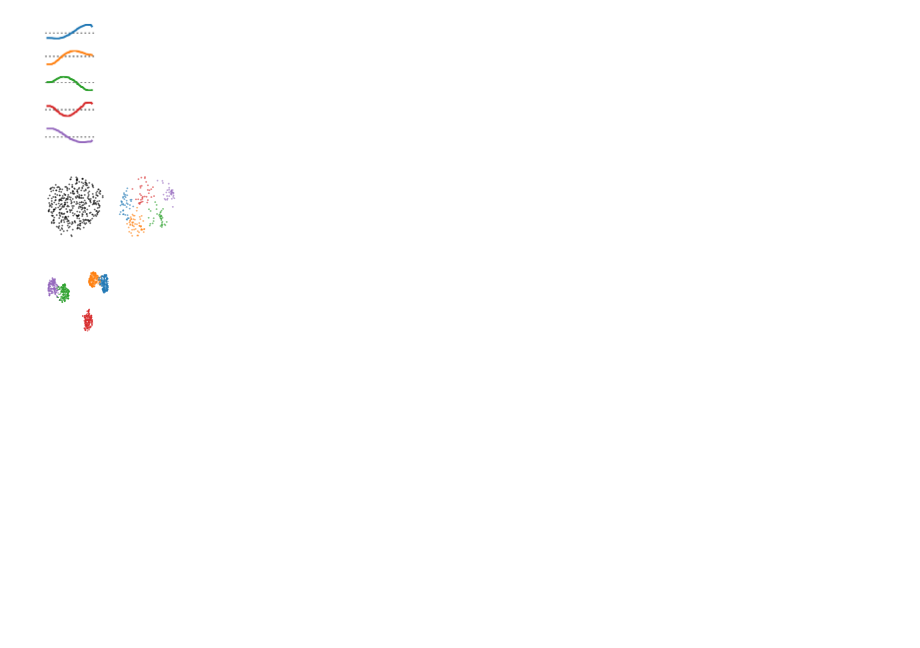
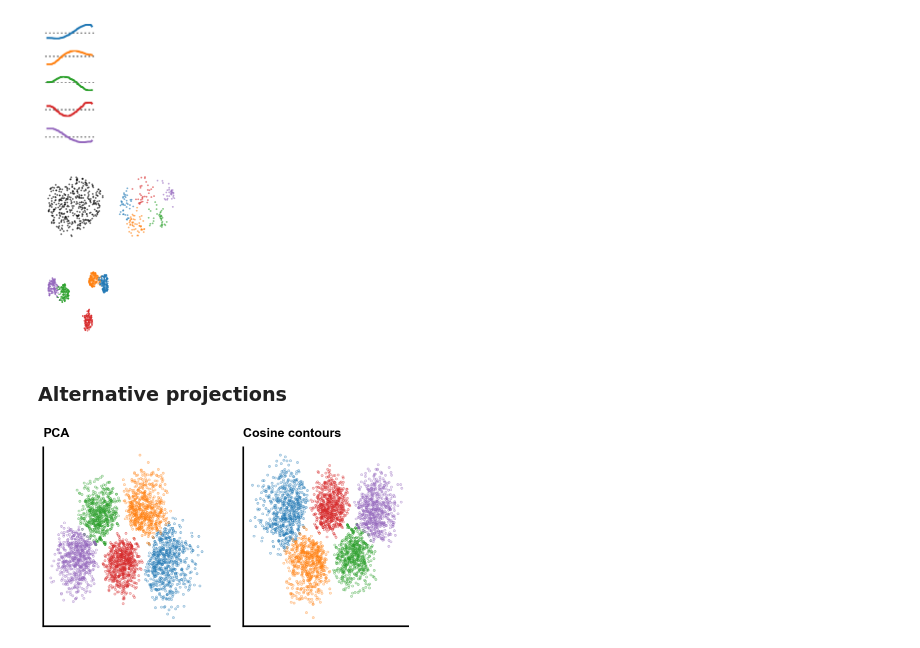
Before and after one commit to bacor/shapes-of-music, a Jupyter notebook: clean_notebooks/Dip dist test synthetic data.ipynb, the cells around one changed output. Cells and saved outputs as stored; diff of their text form; code cells hidden in the pictures; blank space fills up the shorter version.

```diff
--- a/clean_notebooks/Dip dist test synthetic data.ipynb
+++ b/clean_notebooks/Dip dist test synthetic data.ipynb
@@ -20,8 +20,11 @@ from src.dataset import Dataset
 from src.condition import Condition
 from src.representations import contour_array
 from src.preprocess.synthesize import MarkovSynthesizer, subsample_clustered_contours
-from helpers import cm2inch, title, format_pval, get_pval_cmap
+from helpers import cm2inch, title
 from matplotlib.colors import LogNorm
+matplotlib.style.use('styles.mplstyle')
+
+from src.visualize import get_pval_cmap, format_pval
 
 import warnings
 warnings.filterwarnings("ignore", category=Warning)
@@ -162,3 +165,5 @@ ax0.axis('off')
 plt.savefig('../figures/fig-synthetic/clustered-embeddings.pdf')
 # %% [output]
 [figure]
+# %% [markdown]
+### Alternative projections
@@ -164,0 +173,14 @@ plt.savefig('../figures/fig-synthetic/clustered-embeddings.pdf')
+# %%
+fig, axs = plt.subplots(1, 2, figsize=cm2inch(8, 4))
+
+plt.sca(axs[0])
+title('PCA')
+X_pca = PCA(n_components=2).fit_transform(clustered.contours())
+show_embeddings(X_pca, clustered.df['label'], s=.1, alpha=.5)
+
+plt.sca(axs[1])
+title('Cosine contours')
+X_cos = dct(clustered.contours())[:, 1:3]
+show_embeddings(X_cos, clustered.df['label'], s=.1, alpha=.5)
+# %% [output]
+[figure, added]
```
Also changed, not shown: parts of 1 cell of this notebook, 6 other files.
